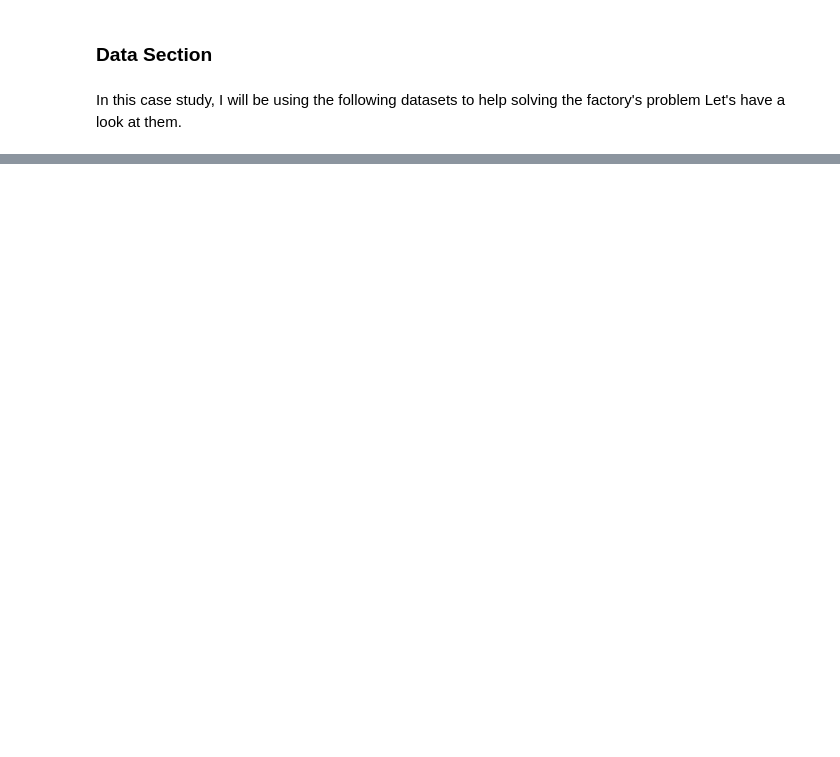
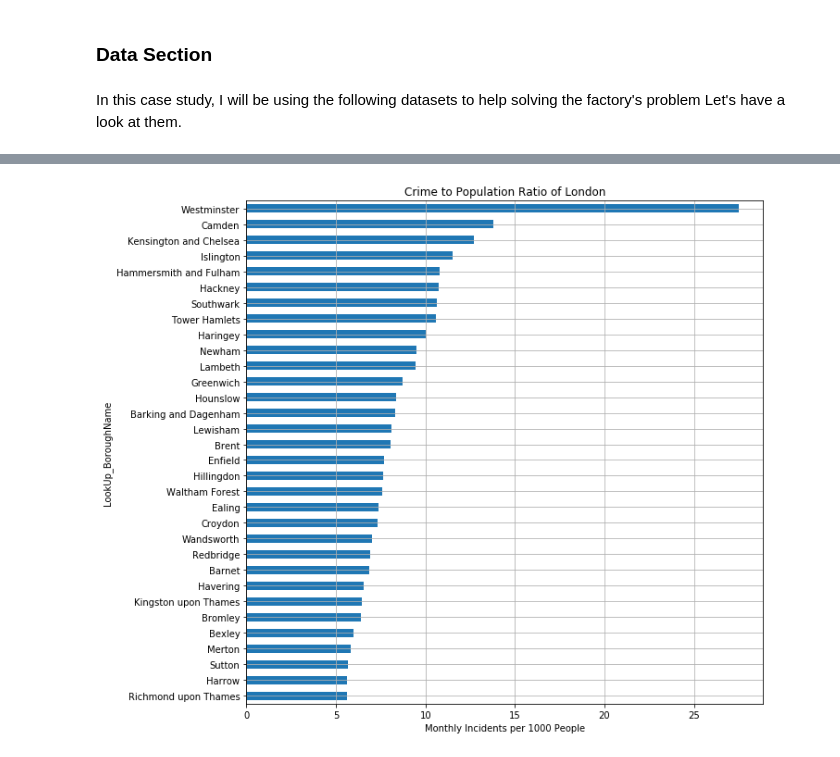
Before and after one commit to soniaaraujo1/github-example, a Jupyter notebook: The Batle of The Neighborhoods.ipynb, the cells around one changed output, grey strips where cells are left out. Saved outputs shown, nothing was run; the diff lists cells and outputs as text; code cells hidden in the pictures; blank space fills up the shorter version.

```diff
--- a/The Batle of The Neighborhoods.ipynb
+++ b/The Batle of The Neighborhoods.ipynb
@@ -28,0 +419,9 @@ Let's have a look at them.
+# %%
+
+#Drop Heathrow Airport as it is not a residential area & not included in population data
+security_lack.drop([22], inplace=True)
+# %%
+
+#Combine crime data and borough information data
+df = pd.merge(security_lack,info, how='outer', on='LookUp_BoroughName')
+df.head()
@@ -28,0 +445,5 @@ Let's have a look at them.
+# %%
+df['Population'] = pd.to_numeric(df['Population'])
+df['Latitude'] = pd.to_numeric(df['Latitude'])
+df['Longitude'] = pd.to_numeric(df['Longitude'])
+df.dtypes
@@ -28,0 +462,5 @@ Let's have a look at them.
+# %%
+#Create a column that shows the number of crimes per 1000 people per month
+df['Population'].astype(float)
+df['CrimeToPop'] = df['MonthlyAverageCrimes'] / df['Population'] * 1000
+df.head()
@@ -28,0 +474,8 @@ Let's have a look at them.
+# %%
+#Visualize crime per 1000 people
+df.set_index('LookUp_BoroughName')['CrimeToPop'].sort_values().plot(kind='barh', grid=True, figsize=(10,10))
+plt.xlabel('Monthly Incidents per 1000 People')
+plt.title('Crime to Population Ratio of London')
+plt.show()
+# %% [output]
+[figure, added]
```
Also changed, not shown: parts of 82 cells of this notebook.
